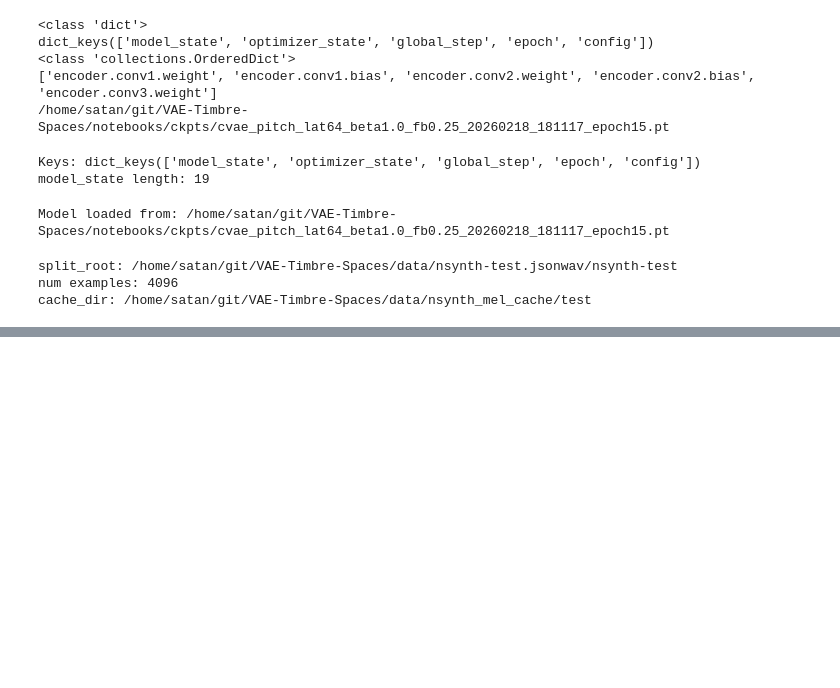
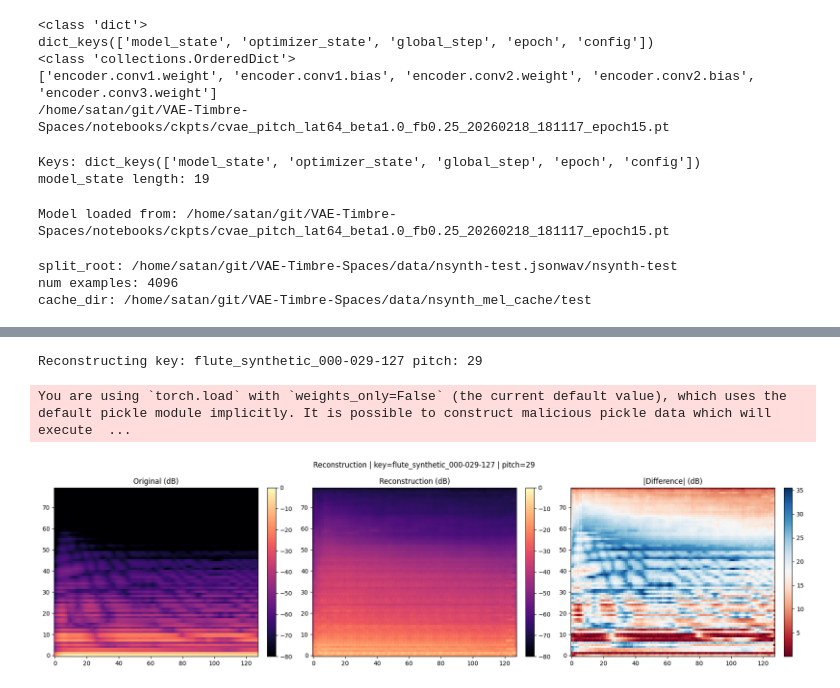
Before and after one commit to Bierc/VAE-Timbre-Spaces, a Jupyter notebook: notebooks/02_analysis_cvae.ipynb, the cells around one changed output, grey strips where cells are left out. Drawn from its saved outputs; the diff is of its cells as text; code cells hidden in the pictures; blank space fills up the shorter version.

Commit message:
reconstruction difference and interpolation trajectory

```diff
--- a/notebooks/02_analysis_cvae.ipynb
+++ b/notebooks/02_analysis_cvae.ipynb
@@ -449,0 +462,54 @@ Saved: outputs/runs/20260218_190030/audio/interp_cvae_pitch_lat64_beta1.0_fb0.25
+# %%
+# Options: select by key substring or use first batch
+# Set INSTR_KEY to a substring of the NSynth key you want to reconstruct, e.g.:
+# INSTR_KEY = "bass_electronic_018-023"
+# or leave as None to use the first sample from the loader
+INSTR_KEY = "flute_synthetic_000-029-127"
+
+# Load model (reuse CKPT_PATH from earlier cell)
+model_for_recon = load_model_from_checkpoint(CKPT_PATH, device=device)
+
+if INSTR_KEY is None:
+    # Pick one sample from dataset (first batch)
+    x_batch, pitch_batch, family_batch, key_batch = next(iter(loader))
+
+    x_input = x_batch[0, 0]  # (80, T) normalized
+    pitch_input = int(pitch_batch[0].item())
+    key_input = key_batch[0]
+else:
+    # find a matching key from the extracted keys_all
+    matches = [i for i, k in enumerate(keys_all) if INSTR_KEY in str(k)]
+    if len(matches) == 0:
+        raise RuntimeError(f"No keys matching '{INSTR_KEY}' found in embeddings keys.")
+    idx = matches[0]
+    key_input = keys_all[idx]
+
+    # load cached mel from cache_dir (expects path ../data/nsynth_mel_cache/<split>/<key>.pt)
+    pt_path = Path(cache_dir) / f"{key_input}.pt"
+    if not pt_path.exists():
+        # try with string conversion
+        pt_path = Path(cache_dir) / f"{str(key_input)}.pt"
+    if not pt_path.exists():
+        raise FileNotFoundError(f"Cache file not found: {pt_path}")
+
+    x_tensor = torch.load(pt_path, weights_only=True)
+    # x_tensor shape: (1, 80, T) -> pick first channel
+    x_input = x_tensor[0]
+
+    # get pitch either from examples dict or from pitch_all
+    try:
+        pitch_input = int(examples[str(key_input)]['pitch'])
+    except Exception:
+        pitch_input = int(pitch_all[idx])
+
+print('Reconstructing key:', key_input, 'pitch:', pitch_input)
+
+# Reconstruct
+xhat_norm = reconstruct_one(model_for_recon, x_input, pitch_input)
+
+# Plot
+plot_mel_reconstruction(x_input, xhat_norm, title=f"Reconstruction | key={key_input} | pitch={pitch_input}")
+# %% [output]
+Reconstructing key: flute_synthetic_000-029-127 pitch: 29
+You are using `torch.load` with `weights_only=False` (the current default value), which uses the default pickle module implicitly. It is possible to construct malicious pickle data which will execute  ...
+[figure, added]
```
Also changed, not shown: parts of 10 cells of this notebook, 3 other files.
